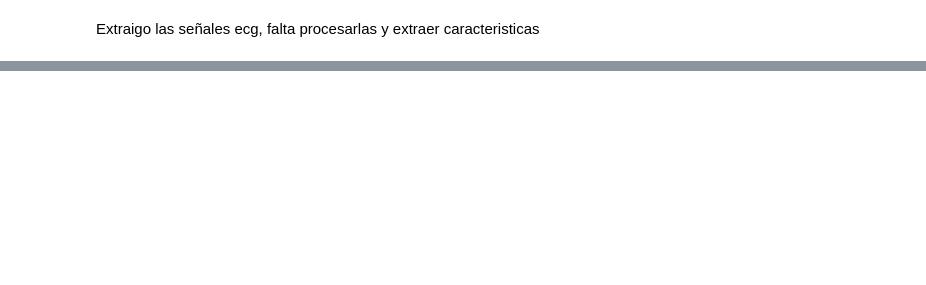
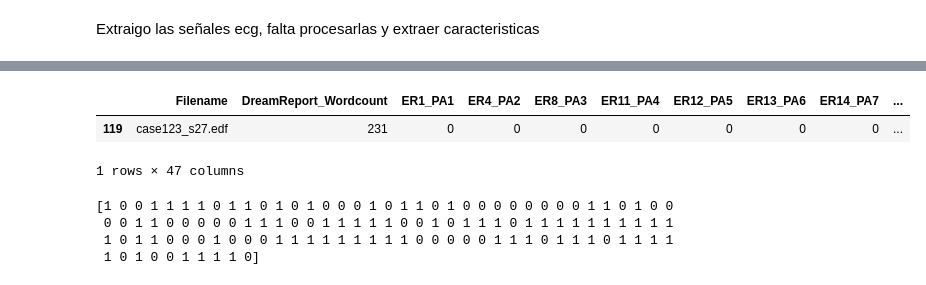
Before and after one commit to vicalpa/dreams, a Jupyter notebook: main.ipynb, the cells around one changed output, grey strips where cells are left out. Saved outputs shown, nothing was run; the diff lists cells and outputs as text; code cells hidden in the pictures; blank space fills up the shorter version.

```diff
--- a/main.ipynb
+++ b/main.ipynb
@@ -87,19 +160,23 @@ df=pd.read_csv("REM_Turku/Data/Ratings.csv")
+# %%
+def clasificar_emociones(row):
+
+
+
+    if row["pa_sum"] > 2 * row["na_sum"] and row["pa_sum"] > 5:
+        return "POSITIVO"
+    else:
+        return "NO POSITIVO"#Las emociones negativas se reportan mucho menos, en esta categoria la mayoria de sueños son "neutrales", es decir, los indices de emociones son muy bajos para considerarse positivos o negativos.
+        #De las 53 filas que entran en no positivo, solo cuatro pasarian un filtro de este tipo: row["pa_sum"] > 2 * row["na_sum"] and row["pa_sum"] > 5 pero para emociones negativas
 # %%
-
 
 df = pd.read_csv("REM_Turku/Data/Ratings.csv")
 
-# Columnas de self-rating positivas
-sr_pa_cols = [col for col in df.columns if col.startswith("SR_PA")]
 
-# Columnas de self-rating negativas
-sr_na_cols = [col for col in df.columns if col.startswith("SR_NA")]
+df=df[df["Filename"]!="case133_s27.edf"]#Este cambio es porque falta un edf en los datos
+df.loc[df["Filename"] == 'case123_s27.edf', "Filename"] = 'case132_s27.edf'#Este cambio es por un typo en el csv
+pa=[col for col in df.columns if col.startswith("SR_PA")]
+na=[col for col in df.columns if col.startswith("SR_NA")]
+df["pa_sum"] = df[pa].sum(axis=1)
+df["na_sum"] = df[na].sum(axis=1)
 
-# Suma positivas
-sr_pa_sum = df[sr_pa_cols].sum(axis=1)
-
-# Suma negativas
-sr_na_sum = df[sr_na_cols].sum(axis=1)
-
-# Índice de emociones
-y = sr_pa_sum - sr_na_sum
+df['sentimiento'] = df.apply(clasificar_emociones, axis=1)
@@ -119,0 +183,6 @@ Length: 122, dtype: float64
+# %%
+df[df["Filename"]=='case123_s27.edf']
+# %% [output]
+|  | Filename | DreamReport_Wordcount | ER1_PA1 | ER4_PA2 | ER8_PA3 | ER11_PA4 | ER12_PA5 | ER13_PA6 | ER14_PA7 | ... |
+| 119 | case123_s27.edf | 231 | 0 | 0 | 0 | 0 | 0 | 0 | 0 | ... |
+1 rows × 47 columns
@@ -119,0 +194,7 @@ Length: 122, dtype: float64
+# %%
+print(y)
+# %% [output]
+[1 0 0 1 1 1 1 0 1 1 0 1 0 1 0 0 0 1 0 1 1 0 1 0 0 0 0 0 0 0 0 1 1 0 1 0 0
+ 0 0 1 1 0 0 0 0 0 1 1 1 0 0 1 1 1 1 1 0 0 1 0 1 1 1 0 1 1 1 1 1 1 1 1 1 1
+ 1 0 1 1 0 0 0 1 0 0 0 1 1 1 1 1 1 1 1 1 0 0 0 0 0 1 1 1 0 1 1 1 0 1 1 1 1
+ 1 0 1 0 0 1 1 1 1 0]
```
Also changed, not shown: parts of 21 cells of this notebook, 5 other files.
